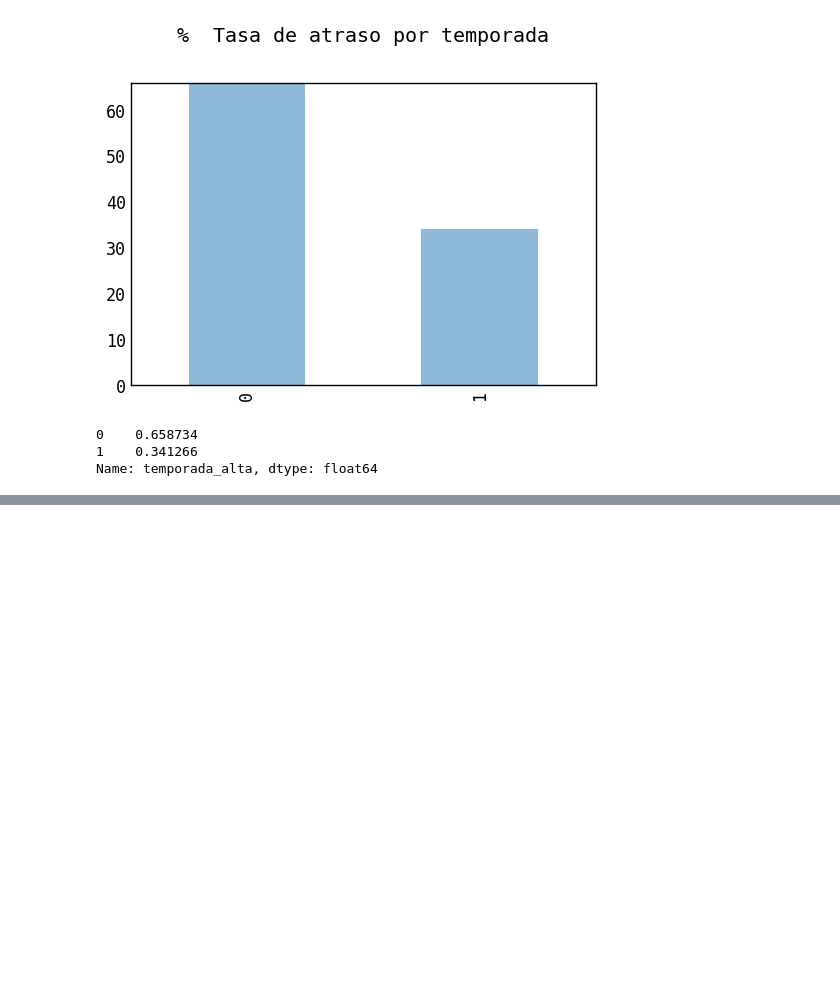
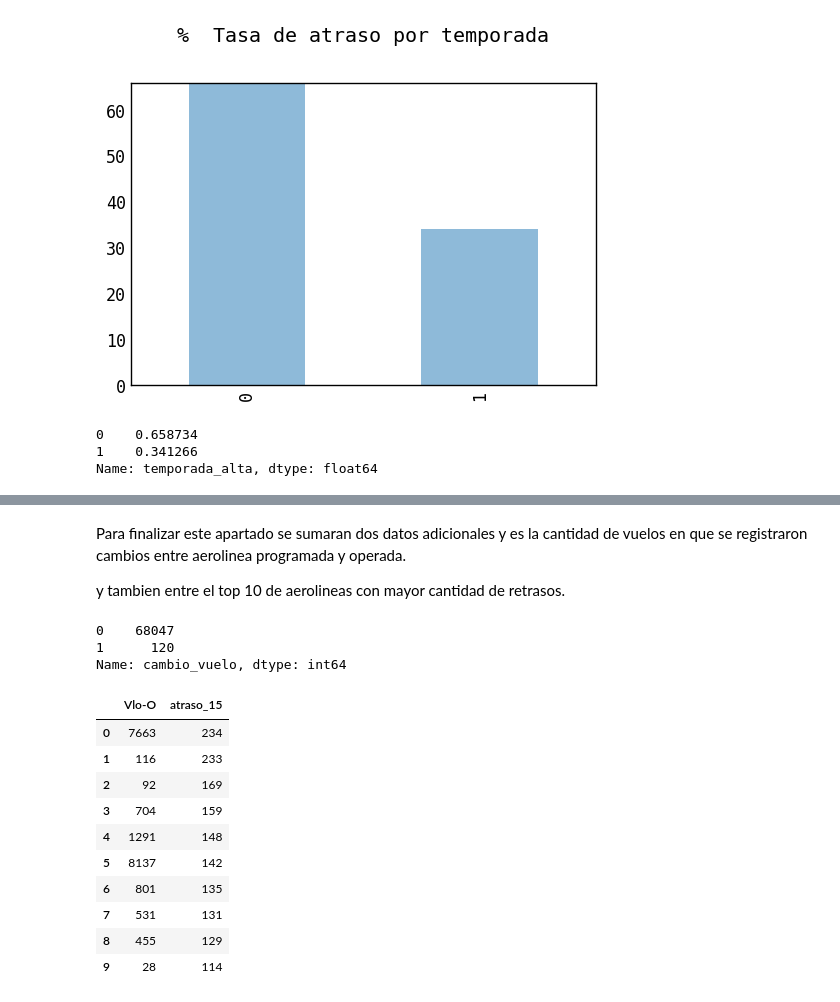
Before and after one commit to dfosoriom/LATAM_Airlines, a Jupyter notebook: solution.ipynb, the cells around one changed output, grey strips where cells are left out. Saved outputs shown, nothing was run; the diff lists cells and outputs as text; code cells hidden in the pictures; blank space fills up the shorter version.

```diff
--- a/solution.ipynb
+++ b/solution.ipynb
@@ -635,0 +672,31 @@ Name: temporada_alta, dtype: float64
+# %% [markdown]
+Para finalizar este apartado se sumaran dos datos adicionales y es la cantidad de vuelos en que se registraron cambios entre aerolinea programada y operada.
+
+y tambien entre el top 10 de aerolineas con mayor cantidad de retrasos.
+# %%
+#Conteo de vuelos que sufrieron cambio entre vuelo programado y operado
+dfe["cambio_vuelo"]=0
+dfe.loc[dfe['Vlo-I']!=dfe['Vlo-O'],"cambio_vuelo"]=1
+dfe['cambio_vuelo'].value_counts() # conteo nueva columna
+# %% [output]
+0    68047
+1      120
+Name: cambio_vuelo, dtype: int64
+# %%
+#Top 10 de vuelos con mayor cantidad de restrasos
+dfr=df.copy()
+df_n_retraso=dfr[dfr.atraso_15==1]
+df_n_retraso=df_n_retraso.groupby(['Vlo-O'])['atraso_15'].count().sort_values(ascending=False).to_frame().reset_index()
+df_n_retraso.head(10)
+# %% [output]
+|  | Vlo-O | atraso_15 |
+| 0 | 7663 | 234 |
+| 1 | 116 | 233 |
+| 2 | 92 | 169 |
+| 3 | 704 | 159 |
+| 4 | 1291 | 148 |
+| 5 | 8137 | 142 |
+| 6 | 801 | 135 |
+| 7 | 531 | 131 |
+| 8 | 455 | 129 |
+| 9 | 28 | 114 |
```
Also changed, not shown: parts of 80 cells of this notebook.
